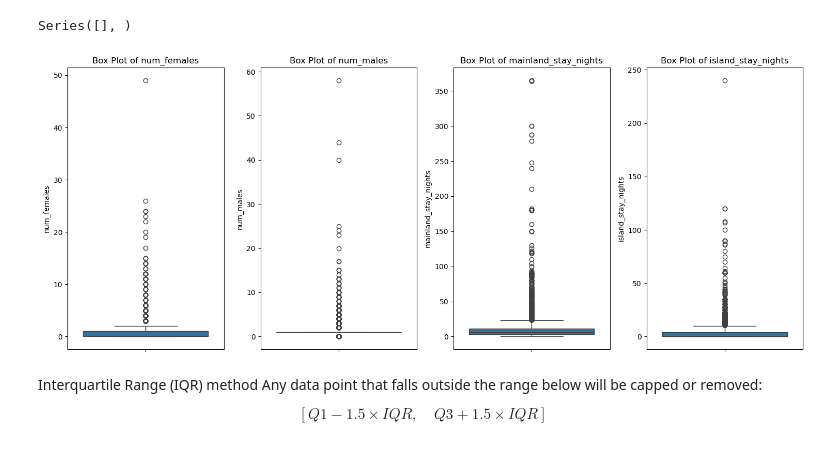
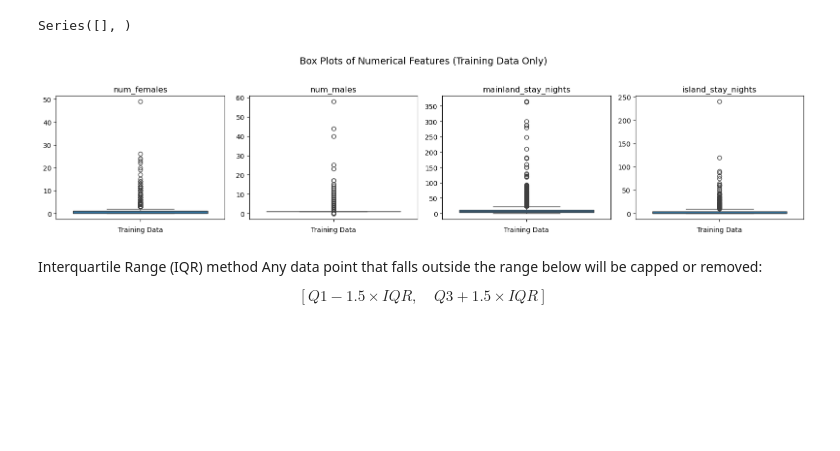
Before and after one commit to parv1601/Travel-Behavior-Kaggle, a Jupyter notebook: pre_processing.ipynb, the cells around one changed output. Drawn from its saved outputs; the diff is of its cells as text; code cells hidden in the pictures; blank space fills up the shorter version.

Commit message:
seperating test and train

```diff
--- a/pre_processing.ipynb
+++ b/pre_processing.ipynb
@@ -140,0 +141,3 @@ Identified unique requirements: {'none', 'wheelchair', 'dietaryneeds', 'translat
+# %%
+#for train specific tasks
+train_mask = combined_df['source'] == 'train'
@@ -142,9 +147,11 @@ Identified unique requirements: {'none', 'wheelchair', 'dietaryneeds', 'translat
 numerical_cols = combined_df.select_dtypes(include=np.number).columns.tolist()
 # Numerical Imputation (Median)
 for col in numerical_cols:
-    if combined_df[col].isnull().any():
-        median_val = combined_df[col].median()
-        combined_df[col].fillna(median_val, inplace=True)
+    # 1. Calculate median ONLY on the training subset
+    train_median = combined_df.loc[train_mask, col].median()
+
+    # 2. Apply this single median value to fill NaNs in the entire column (train + test)
+    combined_df[col].fillna(train_median, inplace=True)
 # %% [output]
 The behavior will change in pandas 3.0. This inplace method will never work because the intermediate object on which we are setting values always behaves as a copy.
 
@@ -185,20 +192,28 @@ Series([], )
 # %%
 
 import matplotlib.pyplot as plt
 import seaborn as sns
 
 outlier_cols = ['num_females', 'num_males', 'mainland_stay_nights', 'island_stay_nights']
 
+
+train_data = combined_df[train_mask]
+
 # Create box plots for visualization
-plt.figure(figsize=(15, 6))
+plt.figure(figsize=(16, 4))
+plt.suptitle('Box Plots of Numerical Features (Training Data Only)', fontsize=14)
+
 for i, col in enumerate(outlier_cols):
     plt.subplot(1, 4, i + 1)
-    sns.boxplot(y=combined_df[col])
-    plt.title(f'Box Plot of {col}')
-plt.tight_layout()
-plt.show() #
+    # Plotting using ONLY the training subset
+    sns.boxplot(y=train_data[col])
+    plt.title(f'{col}')
+    plt.ylabel('')
+    plt.xlabel('Training Data')
+
+plt.tight_layout(rect=[0, 0.03, 1, 0.95])#
 # %% [output]
-[figure, old version]
+[figure, new version]
 # %% [markdown]
 Interquartile Range (IQR) method
 Any data point that falls outside the range below will be capped or removed:
```
Also changed, not shown: parts of 4 cells of this notebook, 2 other files.
